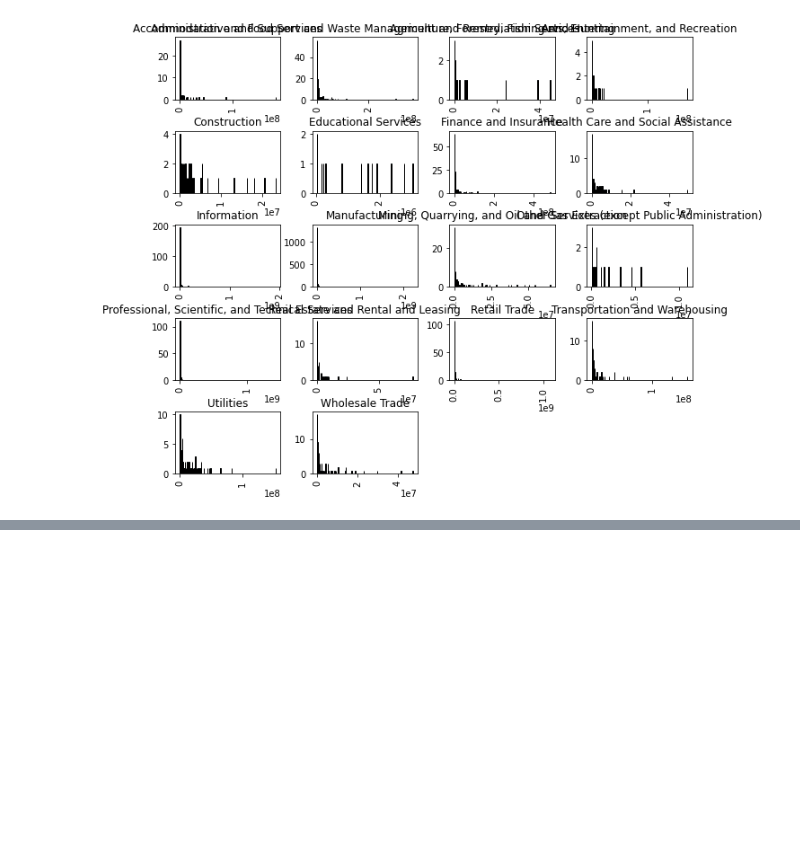
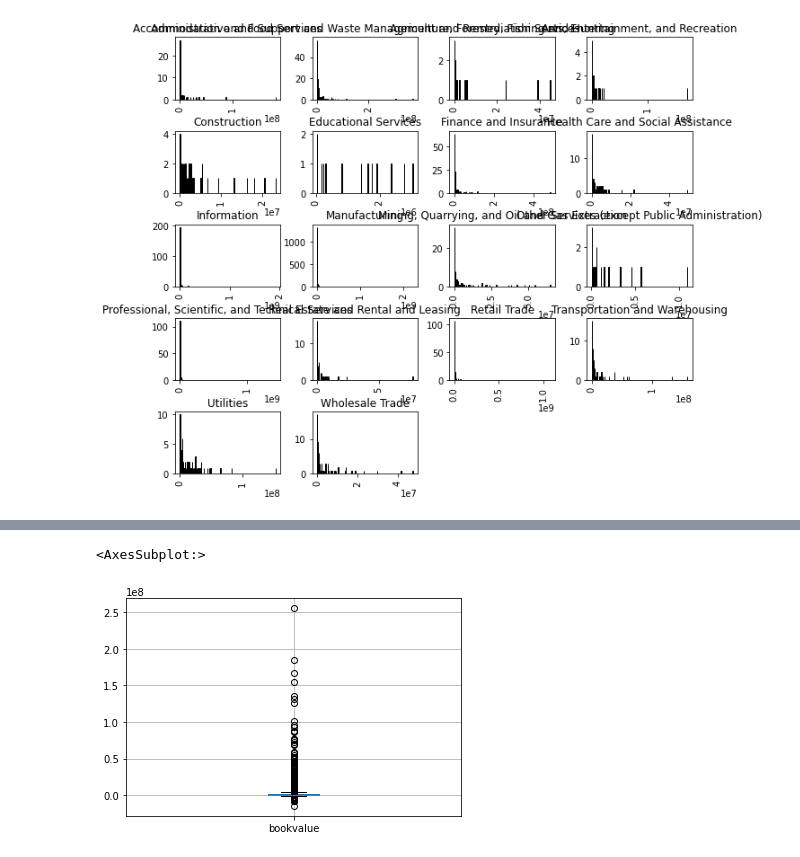
Before and after one commit to AlexReusC/Modulo-1-IA, a Jupyter notebook: portafolio.ipynb, the cells around one changed output, grey strips where cells are left out. Drawn from its saved outputs; the diff is of its cells as text; code cells hidden in the pictures; blank space fills up the shorter version.

```diff
--- a/portafolio.ipynb
+++ b/portafolio.ipynb
@@ -256,0 +378,5 @@ array([[<AxesSubplot:title={'center':'Accommodation and Food Services'}>,
+# %%
+firms_last_quarter.boxplot(column=["bookvalue"])
+# %% [output]
+<AxesSubplot:>
+[figure, added]
```
Also changed, not shown: parts of 16 cells of this notebook.
